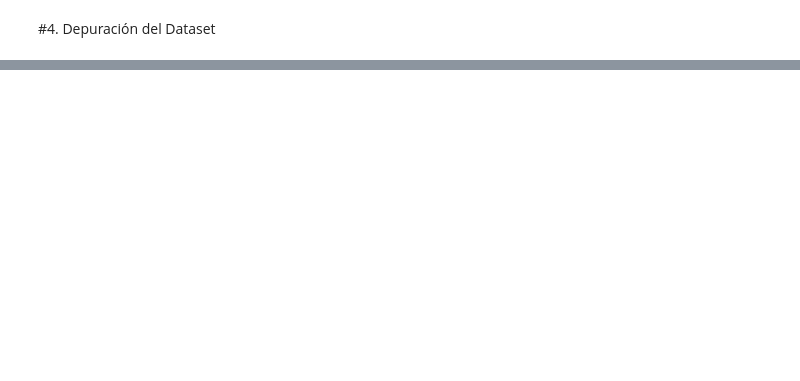
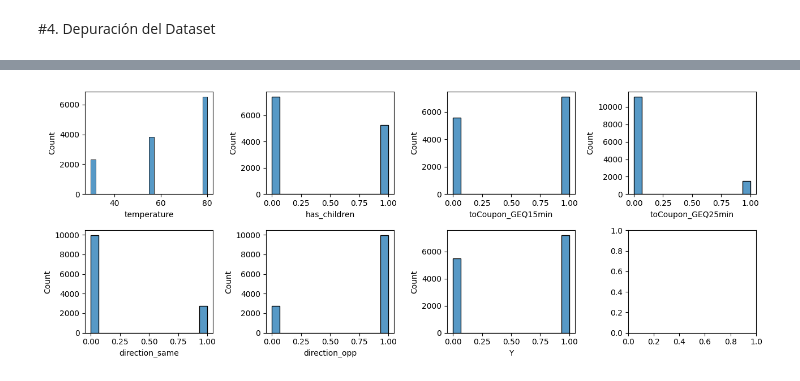
Before and after one commit to dsantospucp/20221ML_GRUPOF, a Jupyter notebook: GrupoF_NotasDSL.ipynb, the cells around one changed output, grey strips where cells are left out. Cells and saved outputs as stored; diff of their text form; code cells hidden in the pictures; blank space fills up the shorter version.

```diff
--- a/GrupoF_NotasDSL.ipynb
+++ b/GrupoF_NotasDSL.ipynb
@@ -126,0 +175,31 @@ sns.heatmap(dataset.isnull(),cbar=False)
+# %%
+#Eliminación de campos que no aportan información (toCoupon_GEQ5min)
+dataset = dataset.drop('toCoupon_GEQ5min', axis = 1)
+# %%
+#Clasificación de campos categóricos y numéricos
+numeric_columns = list()
+categorical_columns = list()
+dictionary_of_columns_with_index_to_categorical = dict()
+dictionary_of_columns_with_categorical_to_index = dict()
+dataset_new = dataset
+for column in dataset_new:
+  #Determinamos si la columna (variable) es numérica o no
+  if pd.api.types.is_numeric_dtype(dataset[column]):
+    numeric_columns.append(column)
+  else:
+    #Modificamos el tipo de dato de la columna (variable) mediante "astype"
+    dataset_new[column] = dataset_new[column].astype("category")
+
+    #Verificamos si el tipo de dato de la columna (variable) fue transformado a categórico correctamente
+    if not pd.api.types.is_categorical_dtype(dataset[column]):
+      raise Exception("La columna {} no se transformó correctamente a categórica".format(column))
+
+    dictionary_of_columns_with_index_to_categorical[column] = dict()
+    dictionary_of_columns_with_categorical_to_index[column] = dict()
+
+    #Indexamos los valores (categorías), sin tomar en consideración los nulos, de la columna (variable) y guardamos esa información en los diccionarios
+    for index, category in enumerate(dataset[column].cat.categories):
+      dictionary_of_columns_with_index_to_categorical[column][index] = category
+      dictionary_of_columns_with_categorical_to_index[column][category] = index
+
+    categorical_columns.append(column)
@@ -126,0 +228,15 @@ sns.heatmap(dataset.isnull(),cbar=False)
+# %%
+#Visualización de Campos Numéricos
+width = 13
+height = 5
+
+plt.style.use("default")
+
+figure, axes = plt.subplots(nrows=2, ncols=4, figsize=(width, height))
+
+for column, axe in zip(dataset[numeric_columns], axes.flatten()):
+    sns.histplot(dataset[column], ax=axe)
+
+plt.tight_layout()
+# %% [output]
+[figure, added]
```
Also changed, not shown: parts of 10 cells of this notebook.
